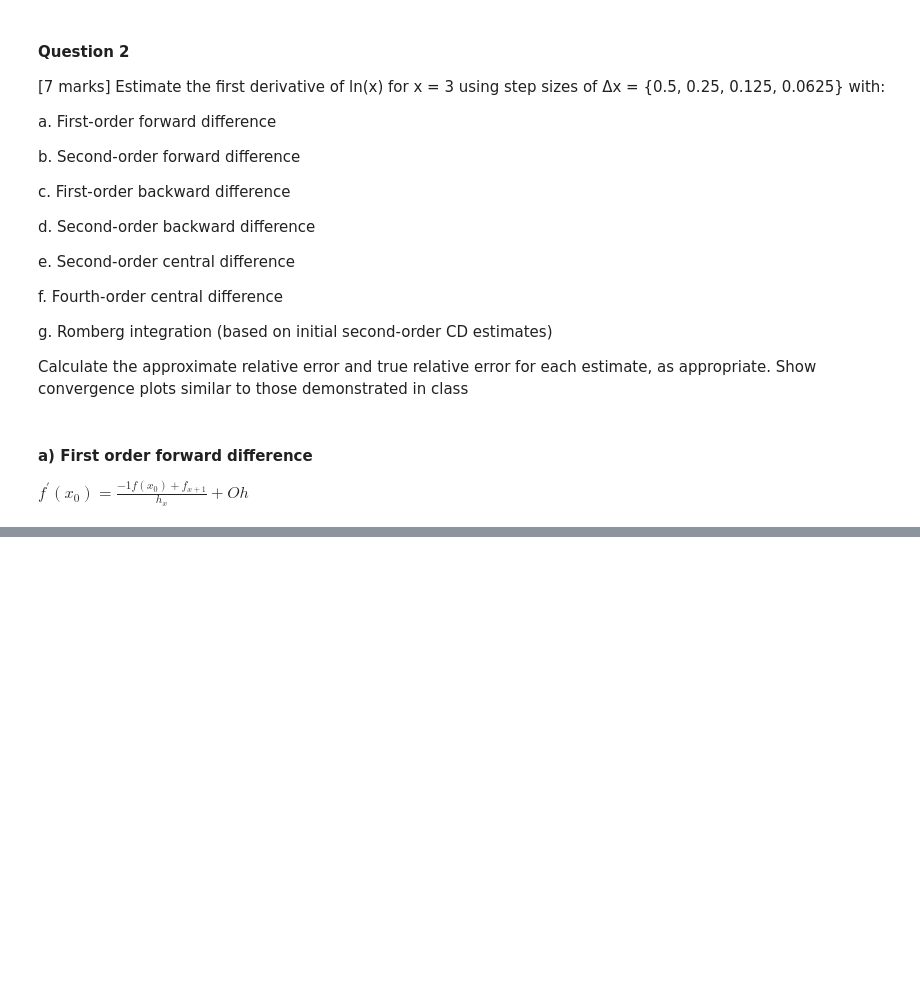
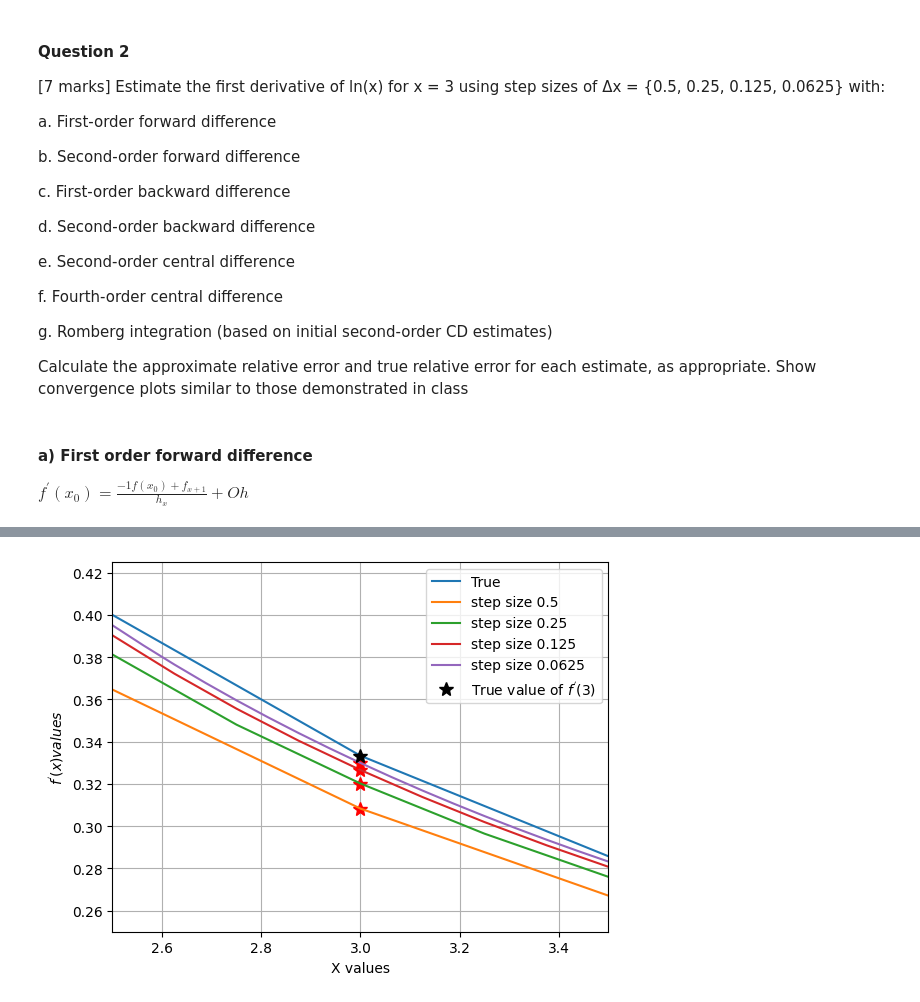
Before and after one commit to Ben-Corner/GOPH619_Labs, a Jupyter notebook: Lab1/Lab2.ipynb, the cells around one changed output, grey strips where cells are left out. Saved outputs shown, nothing was run; the diff lists cells and outputs as text; code cells hidden in the pictures; blank space fills up the shorter version.

```diff
--- a/Lab1/Lab2.ipynb
+++ b/Lab1/Lab2.ipynb
@@ -45,0 +36,84 @@ array([0, 0, 0, 0, 0, 0, 0, 0, 0, 0])
+# %%
+#a)
+#First order forward difference
+import numpy as np
+import matplotlib.pyplot as plt
+
+dx = np.array([0.5,0.25,0.125,0.0625])
+xx = 3
+fx = np.log(xx)
+true = 1/xx
+N = 100
+X = np.arange(1,100+1,dx[0])
+ffd = np.zeros(len(dx))
+ea = np.zeros(len(dx))
+et = np.zeros(len(dx))
+
+# plt.figure()
+# plt.plot(X,1/X,label = 'True')
+# for j in range(len(dx)):
+#     X = np.arange(1,N+1,dx[j])
+#     Y = np.log(X)
+#     ###sort
+#     D = abs(xx-X)
+#     sort_diff = np.sort(D)
+#     diff_idx = np.argsort(D)
+#     X = X[diff_idx]
+#     Y = Y[diff_idx]
+
+#     diff = Y[1] - fx
+#     ffd[j] = diff / dx[j]
+
+#     if j == 0:
+#         et[j] = ((true - ffd[j])/ true) * 100
+#     if j != 0:
+#         et[j] = ((true - ffd[j])/ true) * 100
+#         ea[j] = ((ffd[j] - ffd[j-1]) / ffd[j])*100
+#         print("Iterations:", j, "solution:",ffd[j],"True Error:",et[j],"Approximate Error:", ea[j])
+
+#     plt.plot(xx,ffd[j],'*',markersize = 10,label= f'step size {dx[j]}')
+#     plt.legend()
+# print(r"True solution for derivation of ln(x) at x=3 is 1/x with a value of:", true)
+# plt.xlim([2,4])
+# plt.grid()
+# plt.show()
+
+
+
+plt.figure()
+plt.plot(X,1/X,label='True')
+
+for j in range(len(dx)):
+    X = np.arange(1,N+1,dx[j])
+    Y = np.log(X)
+    # ###sort
+    # D = abs(xx-X)
+    # sort_diff = np.sort(D)
+    # diff_idx = np.argsort(D)
+    # X = X[diff_idx]
+    # Y = Y[diff_idx]
+
+    ffd = np.zeros(len(X))
+    for i in range(len(Y)-1):
+        diff = Y[i+1] - Y[i]
+        ffd[i] = diff / dx[j]
+
+        if X[i] == 3.:
+            # print(X[i],ffd[i])
+            et[j] = ((true - ffd[i])/ true) * 100
+            ea[j] = abs((ffd[i] - ffd[i-1]) / ffd[i])*100
+
+            plt.plot(X[i],ffd[i],'r*',markersize=10)
+            print("Approx value is:",ffd[i],"Approx error is:",ea[j],"True error is:",et[j])
+    plt.plot(X,ffd,label= f'step size {dx[j]}');
+    plt.legend();
+print("True Value is:",1/3)
+plt.plot(xx,1/xx,'k*',markersize = 10,label = r"True value of $f^{'}(3)$")
+plt.legend()
+plt.xlim([2.5,3.5]);
+plt.ylim([0.25,0.425]);
+plt.xlabel("X values")
+plt.ylabel(r"$f^{'}(x) values$")
+plt.grid()
+plt.show();
+# %% [output]
@@ -45,0 +125 @@ array([0, 0, 0, 0, 0, 0, 0, 0, 0, 0])
+[figure, added]
```
Also changed, not shown: parts of 12 cells of this notebook, 1 other file.
